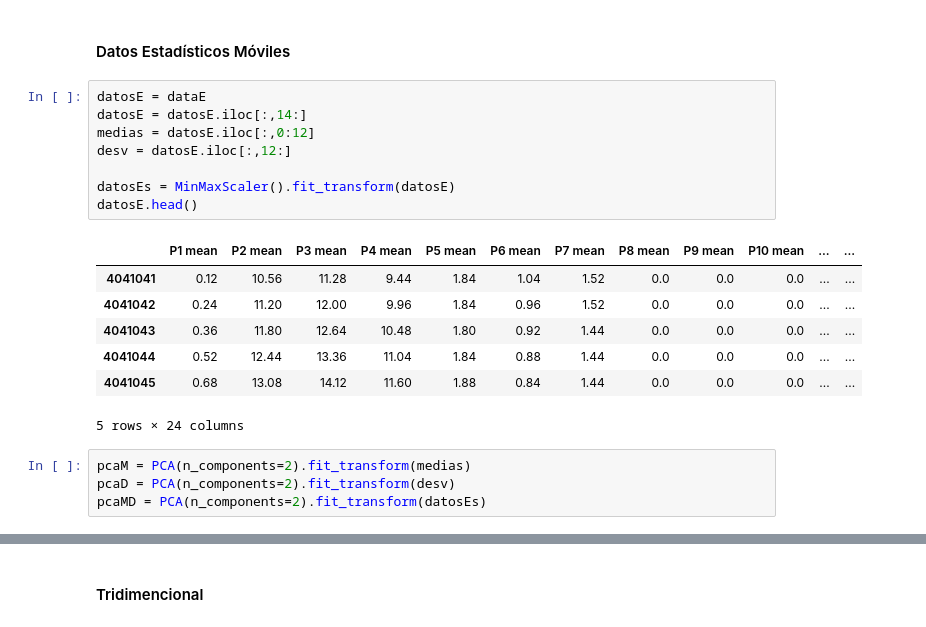
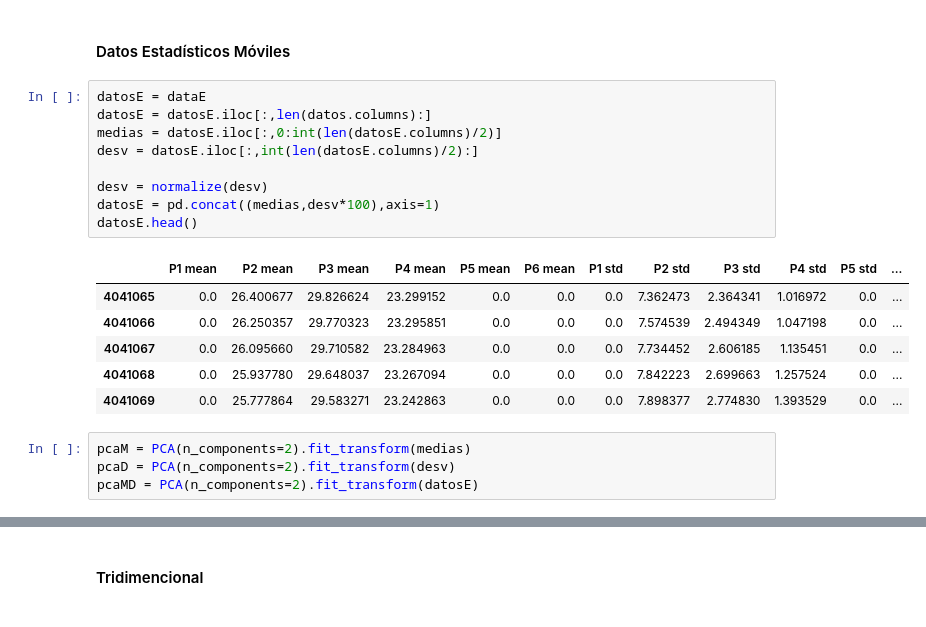
Before and after one commit to jlgarridol/TFG-SmartBeds, a Jupyter notebook: src/Análisis de componentes principales.ipynb, the cells around one changed output, grey strips where cells are left out. Cells and saved outputs as stored; diff of their text form.

```diff
--- a/src/Análisis de componentes principales.ipynb
+++ b/src/Análisis de componentes principales.ipynb
@@ -56,24 +65,24 @@ Text(0.5, 1.0, 'PCA Raw')
 #### Datos Estadísticos Móviles
 # %%
 datosE = dataE
-datosE = datosE.iloc[:,14:]
-medias = datosE.iloc[:,0:12]
-desv = datosE.iloc[:,12:]
+datosE = datosE.iloc[:,len(datos.columns):]
+medias = datosE.iloc[:,0:int(len(datosE.columns)/2)]
+desv = datosE.iloc[:,int(len(datosE.columns)/2):]
 
-datosEs = MinMaxScaler().fit_transform(datosE)
+desv = normalize(desv)
+datosE = pd.concat((medias,desv*100),axis=1)
 datosE.head()
 # %% [output]
-|  | P1 mean | P2 mean | P3 mean | P4 mean | P5 mean | P6 mean | P7 mean | P8 mean | P9 mean | P10 mean | ... | ... |
-| 4041041 | 0.12 | 10.56 | 11.28 | 9.44 | 1.84 | 1.04 | 1.52 | 0.0 | 0.0 | 0.0 | ... | ... |
-| 4041042 | 0.24 | 11.20 | 12.00 | 9.96 | 1.84 | 0.96 | 1.52 | 0.0 | 0.0 | 0.0 | ... | ... |
-| 4041043 | 0.36 | 11.80 | 12.64 | 10.48 | 1.80 | 0.92 | 1.44 | 0.0 | 0.0 | 0.0 | ... | ... |
-| 4041044 | 0.52 | 12.44 | 13.36 | 11.04 | 1.84 | 0.88 | 1.44 | 0.0 | 0.0 | 0.0 | ... | ... |
-| 4041045 | 0.68 | 13.08 | 14.12 | 11.60 | 1.88 | 0.84 | 1.44 | 0.0 | 0.0 | 0.0 | ... | ... |
+|  | P1 mean | P2 mean | P3 mean | P4 mean | P5 mean | P6 mean | P1 std | P2 std | P3 std | P4 std | P5 std | ... |
+| 4041065 | 0.0 | 26.400677 | 29.826624 | 23.299152 | 0.0 | 0.0 | 0.0 | 7.362473 | 2.364341 | 1.016972 | 0.0 | ... |
+| 4041066 | 0.0 | 26.250357 | 29.770323 | 23.295851 | 0.0 | 0.0 | 0.0 | 7.574539 | 2.494349 | 1.047198 | 0.0 | ... |
+| 4041067 | 0.0 | 26.095660 | 29.710582 | 23.284963 | 0.0 | 0.0 | 0.0 | 7.734452 | 2.606185 | 1.135451 | 0.0 | ... |
+| 4041068 | 0.0 | 25.937780 | 29.648037 | 23.267094 | 0.0 | 0.0 | 0.0 | 7.842223 | 2.699663 | 1.257524 | 0.0 | ... |
+| 4041069 | 0.0 | 25.777864 | 29.583271 | 23.242863 | 0.0 | 0.0 | 0.0 | 7.898377 | 2.774830 | 1.393529 | 0.0 | ... |
-5 rows × 24 columns
 # %%
 pcaM = PCA(n_components=2).fit_transform(medias)
 pcaD = PCA(n_components=2).fit_transform(desv)
-pcaMD = PCA(n_components=2).fit_transform(datosEs)
+pcaMD = PCA(n_components=2).fit_transform(datosE)
 # %%
 target = dataE.dropna()['target'].values
 notTarget = np.logical_not(target)
```
Also changed, not shown: parts of 7 cells of this notebook, 1 other file.
